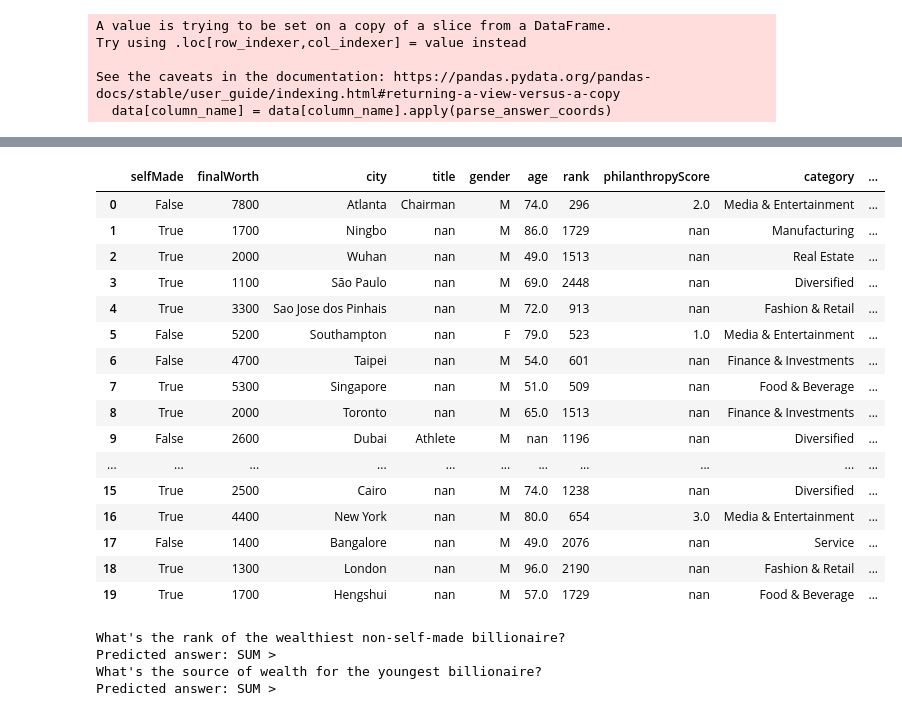
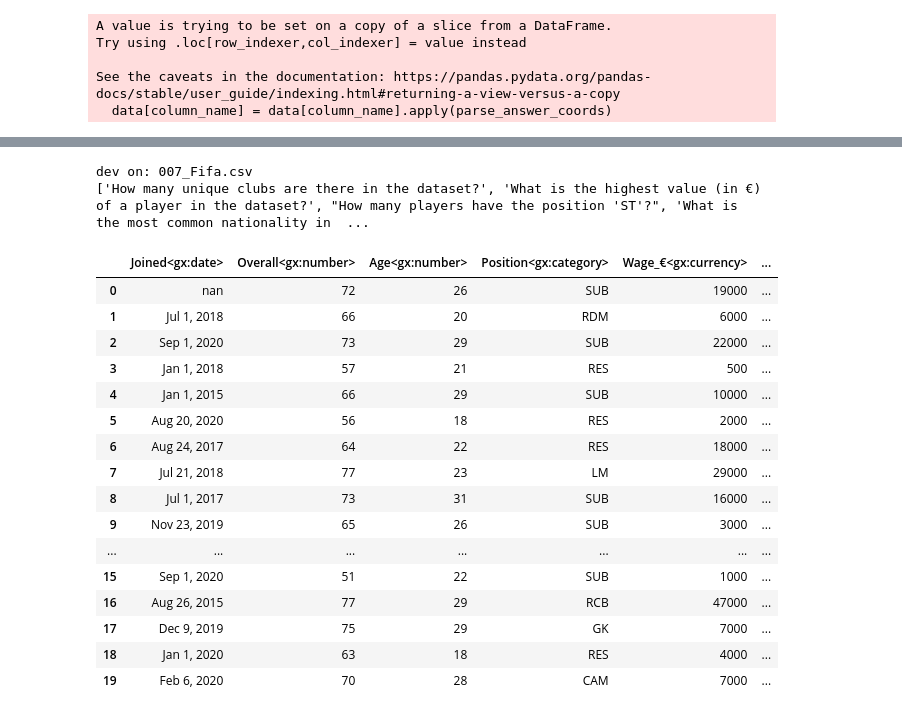
Before and after one commit to clouchheim/Tabular_Data_QA, a Jupyter notebook: toy_train.ipynb, the cells around one changed output, grey strips where cells are left out. Drawn from its saved outputs; the diff is of its cells as text; code cells hidden in the pictures.

Commit message:
predicts answers nowjust need more data and an eval metric

```diff
--- a/toy_train.ipynb
+++ b/toy_train.ipynb
@@ -78,26 +77,27 @@ class TableDataset(torch.utils.data.Dataset):
         data[column_name] = data[column_name].apply(parse_answer_coords)
         return data
 # %%
-#TODO: generalize so that we can pull the unique csv names from the new dataset and filter through them to create a dataloader for each
-
 # load in toy_df, tokenize and place in dataloader
 csv_path = 'data/toy_df.csv'
+
 toy_df = pd.read_csv(csv_path)
+datasets = list(set(toy_df['dataset']))
 
+dev_datasets = datasets[0]
+train_datasets = datasets[1:]
 # Apply the function to the answer_coords column
 
-
 # split into train and dev
-toy_df_train = toy_df.iloc[[0, 2, 3, 4]]
-toy_df_dev = toy_df.iloc[[1, 5]]
+toy_df_train = toy_df[toy_df['dataset'].isin(train_datasets)]
+toy_df_dev = toy_df[toy_df['dataset'] == dev_datasets]
 
 # load train dataloader
 train_dataset = TableDataset(toy_df_train, tokenizer)
-train_dataloader = torch.utils.data.DataLoader(train_dataset, batch_size=2)
+train_dataloader = torch.utils.data.DataLoader(train_dataset, batch_size=4)
 
 # load dev dataloader
 dev_dataset = TableDataset(toy_df_dev, tokenizer)
-dev_dataloader = torch.utils.data.DataLoader(dev_dataset, batch_size=2)
+dev_dataloader = torch.utils.data.DataLoader(dev_dataset, batch_size=4)
 # %% [output]
 A value is trying to be set on a copy of a slice from a DataFrame.
 Try using .loc[row_indexer,col_indexer] = value instead
@@ -117,5 +117,5 @@ config = TapasConfig(
     allow_empty_column_selection=False,
     temperature=0.0352513,
 )
-model = TapasForQuestionAnswering.from_pretrained("google/tapas-base", config=config)
+model = TapasForQuestionAnswering.from_pretrained("google/tapas-base-finetuned-wtq", config=config)
 optimizer = AdamW(model.parameters(), lr=5e-5)
@@ -187,67 +187,68 @@ Done Training
 # %%
 # try inference
 
-# data is the 001_forbes.csv
+# data is the dev_dataset
 # inputs is the tokenized inputs (dev, but just queries and table)
-
-table = pd.read_csv('data/001_Forbes.csv').astype(str)
+print('dev on:', dev_datasets)
+table = pd.read_csv(f'data/{dev_datasets}').astype(str)
 queries = list(toy_df_dev['question'])
-
+print(queries)
 inputs = tokenizer(
     table = table,
     queries = queries,
     padding="max_length",
-    return_tensors="pt"
+    return_tensors="pt",
+    truncation = True
 )
 
 outputs = model(**inputs)
 predicted_answer_coordinates, predicted_aggregation_indices = tokenizer.convert_logits_to_predictions(
     inputs, outputs.logits.detach(), outputs.logits_aggregation.detach()
 )
 
 # print results:
 id2aggregation = {0: "NONE", 1: "SUM", 2: "AVERAGE", 3: "COUNT"}
 aggregation_predictions_string = [id2aggregation[x] for x in predicted_aggregation_indices]
 
 answers = []
 for coordinates in predicted_answer_coordinates:
     if len(coordinates) == 1:
         # only a single cell:
         answers.append(table.iat[coordinates[0]])
     else:
         # multiple cells
         cell_values = []
         for coordinate in coordinates:
             cell_values.append(table.iat[coordinate])
         answers.append(", ".join(cell_values))
 
 display(table)
 print("")
+
+#TODO: add functionality to make it so that you can see the true answer too
 for query, answer, predicted_agg in zip(queries, answers, aggregation_predictions_string):
     print(query)
     if predicted_agg == "NONE":
         print("Predicted answer: " + answer)
     else:
         print("Predicted answer: " + predicted_agg + " > " + answer)
 # %% [output]
+dev on: 007_Fifa.csv
+['How many unique clubs are there in the dataset?', 'What is the highest value (in €) of a player in the dataset?', "How many players have the position 'ST'?", 'What is the most common nationality in  ...
-|  | selfMade | finalWorth | city | title | gender | age | rank | philanthropyScore | category | ... |
-| 0 | False | 7800 | Atlanta | Chairman | M | 74.0 | 296 | 2.0 | Media & Entertainment | ... |
-| 1 | True | 1700 | Ningbo | nan | M | 86.0 | 1729 | nan | Manufacturing | ... |
-| 2 | True | 2000 | Wuhan | nan | M | 49.0 | 1513 | nan | Real Estate | ... |
-| 3 | True | 1100 | São Paulo | nan | M | 69.0 | 2448 | nan | Diversified | ... |
-| 4 | True | 3300 | Sao Jose dos Pinhais | nan | M | 72.0 | 913 | nan | Fashion & Retail | ... |
-| 5 | False | 5200 | Southampton | nan | F | 79.0 | 523 | 1.0 | Media & Entertainment | ... |
-| 6 | False | 4700 | Taipei | nan | M | 54.0 | 601 | nan | Finance & Investments | ... |
-| 7 | True | 5300 | Singapore | nan | M | 51.0 | 509 | nan | Food & Beverage | ... |
-| 8 | True | 2000 | Toronto | nan | M | 65.0 | 1513 | nan | Finance & Investments | ... |
-| 9 | False | 2600 | Dubai | Athlete | M | nan | 1196 | nan | Diversified | ... |
-| ... | ... | ... | ... | ... | ... | ... | ... | ... | ... | ... |
-| 15 | True | 2500 | Cairo | nan | M | 74.0 | 1238 | nan | Diversified | ... |
-| 16 | True | 4400 | New York | nan | M | 80.0 | 654 | 3.0 | Media & Entertainment | ... |
-| 17 | False | 1400 | Bangalore | nan | M | 49.0 | 2076 | nan | Service | ... |
-| 18 | True | 1300 | London | nan | M | 96.0 | 2190 | nan | Fashion & Retail | ... |
-| 19 | True | 1700 | Hengshui | nan | M | 57.0 | 1729 | nan | Food & Beverage | ... |
+|  | Joined<gx:date> | Overall<gx:number> | Age<gx:number> | Position<gx:category> | Wage_€<gx:currency> | ... |
+| 0 | nan | 72 | 26 | SUB | 19000 | ... |
+| 1 | Jul 1, 2018 | 66 | 20 | RDM | 6000 | ... |
+| 2 | Sep 1, 2020 | 73 | 29 | SUB | 22000 | ... |
+| 3 | Jan 1, 2018 | 57 | 21 | RES | 500 | ... |
+| 4 | Jan 1, 2015 | 66 | 29 | SUB | 10000 | ... |
+| 5 | Aug 20, 2020 | 56 | 18 | RES | 2000 | ... |
+| 6 | Aug 24, 2017 | 64 | 22 | RES | 18000 | ... |
+| 7 | Jul 21, 2018 | 77 | 23 | LM | 29000 | ... |
+| 8 | Jul 1, 2017 | 73 | 31 | SUB | 16000 | ... |
+| 9 | Nov 23, 2019 | 65 | 26 | SUB | 3000 | ... |
+| ... | ... | ... | ... | ... | ... | ... |
+| 15 | Sep 1, 2020 | 51 | 22 | SUB | 1000 | ... |
+| 16 | Aug 26, 2015 | 77 | 29 | RCB | 47000 | ... |
+| 17 | Dec 9, 2019 | 75 | 29 | GK | 7000 | ... |
+| 18 | Jan 1, 2020 | 63 | 18 | RES | 4000 | ... |
+| 19 | Feb 6, 2020 | 70 | 28 | CAM | 7000 | ... |
-What's the rank of the wealthiest non-self-made billionaire?
-Predicted answer: SUM >
-What's the source of wealth for the youngest billionaire?
-Predicted answer: SUM >
```
Also changed, not shown: parts of 8 cells of this notebook.
